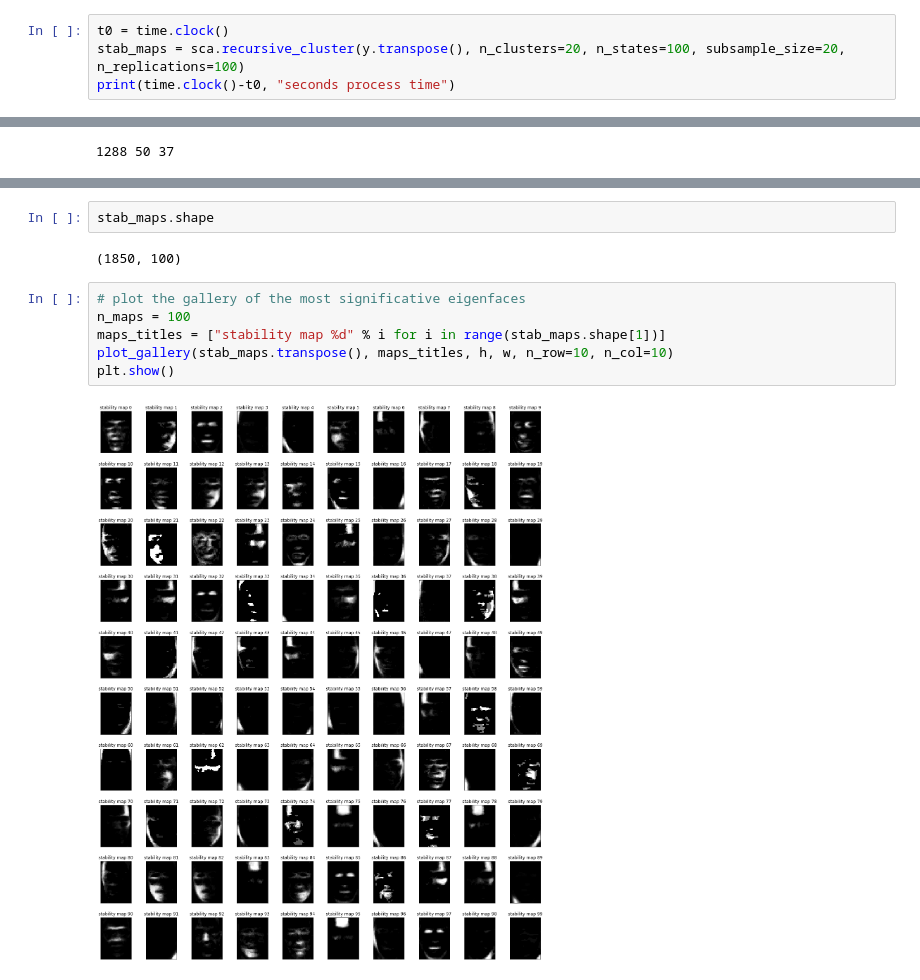
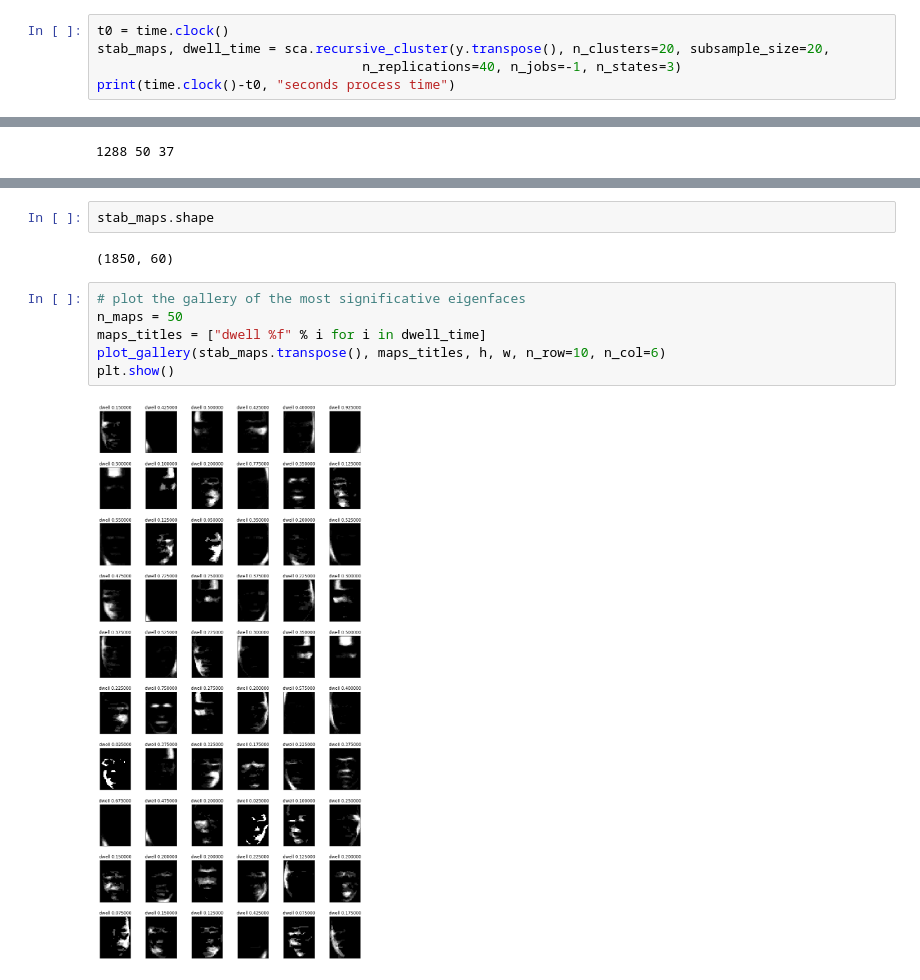
Before and after one commit to htwangtw/dypac, a Jupyter notebook: sca_faces.ipynb, the cells around one changed output, grey strips where cells are left out. Cells and saved outputs as stored; diff of their text form.

```diff
--- a/sca_faces.ipynb
+++ b/sca_faces.ipynb
@@ -17,6 +17,7 @@ print(n_samples, n_features)
 1288 1850
 # %%
 t0 = time.clock()
-stab_maps = sca.recursive_cluster(y.transpose(), n_clusters=20, n_states=100, subsample_size=20, n_replications=100)
+stab_maps, dwell_time = sca.recursive_cluster(y.transpose(), n_clusters=20, subsample_size=20,
+                                  n_replications=40, n_jobs=-1, n_states=3)
 print(time.clock()-t0, "seconds process time")
 # %% [output]
@@ -40,12 +77,12 @@ print(n_samples, h, w)
 # %%
 stab_maps.shape
 # %% [output]
-(1850, 100)
+(1850, 60)
 # %%
 # plot the gallery of the most significative eigenfaces
-n_maps = 100
-maps_titles = ["stability map %d" % i for i in range(stab_maps.shape[1])]
-plot_gallery(stab_maps.transpose(), maps_titles, h, w, n_row=10, n_col=10)
+n_maps = 50
+maps_titles = ["dwell %f" % i for i in dwell_time]
+plot_gallery(stab_maps.transpose(), maps_titles, h, w, n_row=10, n_col=6)
 plt.show()
 # %% [output]
-[figure, old version]
+[figure, new version]
```
Also changed, not shown: parts of 2 cells of this notebook, 3 other files.
